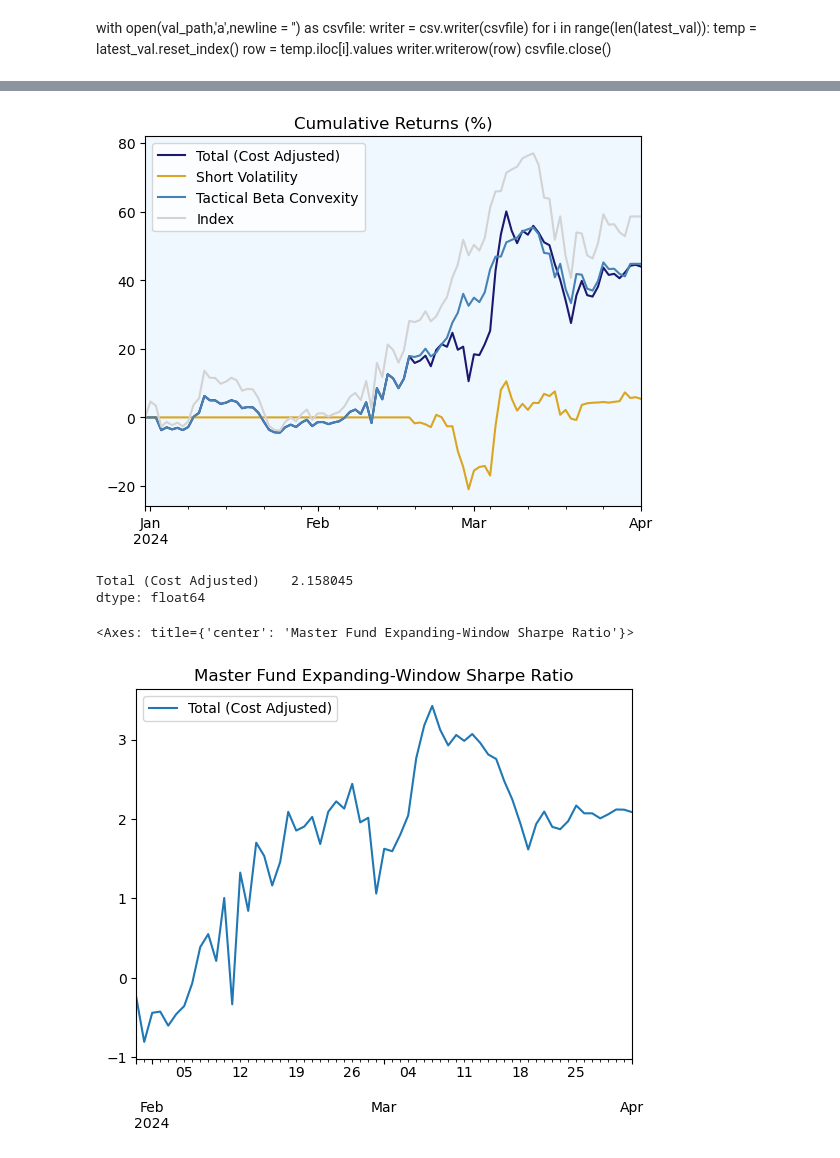
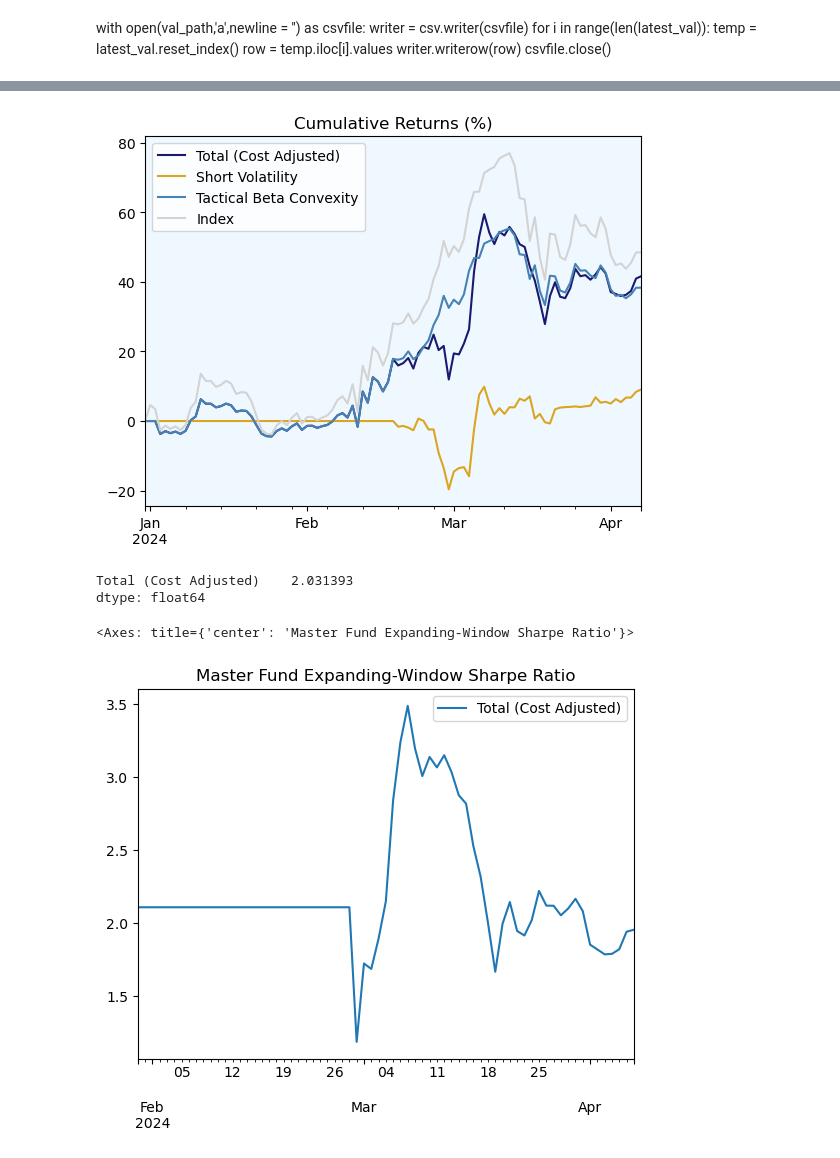
Before and after one commit to kmavyrle/QuantMasterFund, a Jupyter notebook: Crypto/TacticalBetaConvexity/test.ipynb, the cells around one changed output, grey strips where cells are left out. Drawn from its saved outputs; the diff is of its cells as text; code cells hidden in the pictures.

```diff
--- a/Crypto/TacticalBetaConvexity/test.ipynb
+++ b/Crypto/TacticalBetaConvexity/test.ipynb
@@ -67,17 +49,14 @@ eth_idx
 positions = pd.read_excel(posn_path,index_col = 0)
 idx_px = pd.read_csv(idx_path,index_col = 0)
 val = pd.read_excel(val_path,index_col = 0)
-# %%
-idx_px.index= pd.to_datetime(idx_px.index)
-val.index = pd.to_datetime(val.index)
 # %%
-indices = pd.date_range(start_dt,pd.datetime.today())
-#indices = [dt.strftime("%Y-%m-%d") for dt in indices]
-skeleton = pd.DataFrame(index =indices ,columns = ['positions'])
-positions = positions.reindex_like(skeleton).fillna(method = 'ffill')
-positions2 = positions.copy()
-positions2.index = [dt.strftime("%Y-%m-%d") for dt in indices]
-positions2.to_excel(posn_path)
+skeleton = pd.DataFrame()
+indices = pd.date_range(datetime.datetime.fromtimestamp(start_dt/1000),pd.datetime.today())
+indices = [dt.strftime("%Y-%m-%d") for dt in indices]
+skeleton.index = indices
+# %%
+positions = pd.concat([skeleton,positions],axis = 1).fillna(method = 'ffill')
+positions.to_excel(posn_path)
 # %%
 latest_val = val.iloc[-1][0]
 #dep = int(input())
@@ -279,16 +244,16 @@ plot.set_facecolor('aliceblue')
 picpath = "c:\\Users\\kmavy\\Documents\\mydocs\\Training Arc\\Github\\QuantMasterFund\\Crypto\\MasterFundPerformance.png"
 plot.get_figure().savefig(picpath)
 # %% [output]
-[figure, old version]
+[figure, new version]
 # %%
 rets = usd_rets[['Total (Cost Adjusted)']].pct_change().fillna(0)
 # %%
 np.sqrt(252)* rets.mean()/rets.std()
 # %% [output]
-Total (Cost Adjusted)    2.158045
+Total (Cost Adjusted)    2.031393
 dtype: float64
 # %%
-(np.sqrt(252)* (rets.expanding().mean()-0.053/350)/rets.expanding().std())[30:].plot(title = 'Master Fund Expanding-Window Sharpe Ratio')
+(np.sqrt(252)* (rets.expanding(60).mean()-0.053/350)/rets.expanding().std()).fillna(method = 'bfill')[30:].plot(title = 'Master Fund Expanding-Window Sharpe Ratio')
 # %% [output]
 <Axes: title={'center': 'Master Fund Expanding-Window Sharpe Ratio'}>
-[figure, old version]
+[figure, new version]
```
Also changed, not shown: parts of 17 cells of this notebook, 36 other files.
